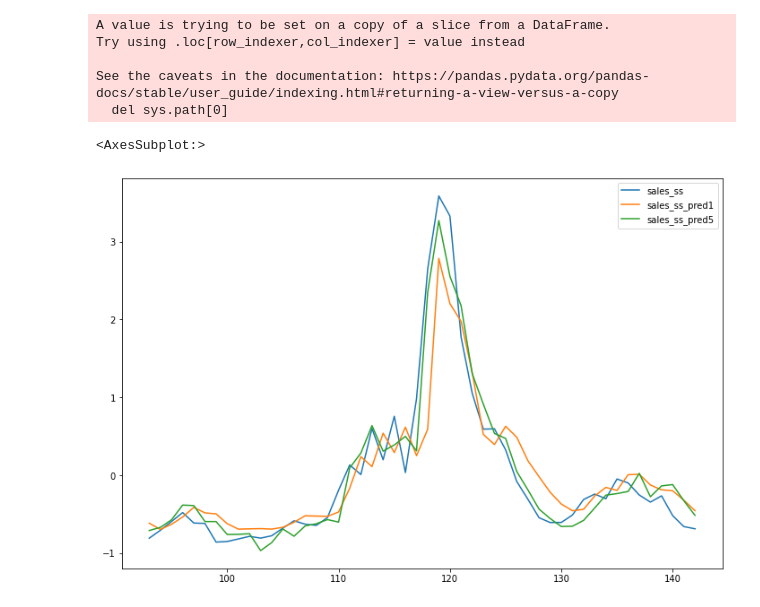
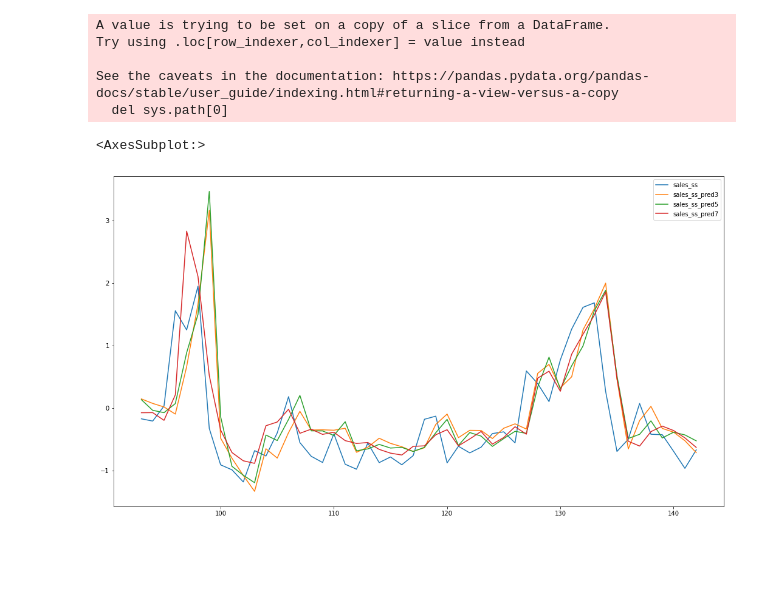
Before and after one commit to alamhanz/walmartsales, a Jupyter notebook: notebooks/iteration_3/3-eval_visual.ipynb, the cells around one changed output. Saved outputs shown, nothing was run; the diff lists cells and outputs as text; code cells hidden in the pictures; blank space fills up the shorter version.

```diff
--- a/notebooks/iteration_3/3-eval_visual.ipynb
+++ b/notebooks/iteration_3/3-eval_visual.ipynb
@@ -134,3 +139,9 @@ model5.compile(loss='mean_squared_error', optimizer=opt, metrics=[
+# %%
+model7 = load_model(PATH_MODEL + 'ws_data_model7_iter3.h5',compile=False)
+model7.compile(loss='mean_squared_error', optimizer=opt, metrics=[
+        tf.keras.metrics.RootMeanSquaredError(name='the_rmse'),
+        tf.keras.metrics.MeanAbsolutePercentageError(name='the_mape'),
+    ])
 # %% [markdown]
 ## Get Predict and Visual
 # %%
@@ -144,6 +155,9 @@ df_all.sample(5)['ids']
 Name: ids, dtype: object
 # %%
-p_id = '15:56'
+# p_id = '19:42'
+# p_id = '31:99'
+# p_id = '19:30'
+p_id = '11:31'
 col_use = ['Date','sales','sales_ss']
 df_p = df_all[df_all.ids == p_id]
 
@@ -167,24 +183,31 @@ y_pred = model2.predict(x2)
 df_p2['sales_ss_pred2'] = y_pred
 y_pred = model3.predict(x3)
 df_p3['sales_ss_pred3'] = y_pred
-y_pred = model4.predict(x4)
-df_p4['sales_ss_pred4'] = y_pred
-y_pred = model5.predict(x5)
-df_p5['sales_ss_pred5'] = y_pred
+y_pred = model4.predict(x2)
+df_p2['sales_ss_pred4'] = y_pred
+y_pred = model5.predict(x3)
+df_p3['sales_ss_pred5'] = y_pred
+y_pred = model6.predict(x4)
+df_p4['sales_ss_pred6'] = y_pred
+y_pred = model7.predict(x5)
+df_p5['sales_ss_pred7'] = y_pred
 # %%
 df_p1['sales_ss_pred2'] = df_p2['sales_ss_pred2']
 df_p1['sales_ss_pred3'] = df_p3['sales_ss_pred3']
-df_p1['sales_ss_pred4'] = df_p4['sales_ss_pred4']
-df_p1['sales_ss_pred5'] = df_p5['sales_ss_pred5']
+df_p1['sales_ss_pred4'] = df_p2['sales_ss_pred4']
+df_p1['sales_ss_pred5'] = df_p3['sales_ss_pred5']
+df_p1['sales_ss_pred6'] = df_p4['sales_ss_pred6']
+df_p1['sales_ss_pred7'] = df_p5['sales_ss_pred7']
 # %%
 df_p1[['sales_ss',
-       'sales_ss_pred1',
+       # 'sales_ss_pred1',
        # 'sales_ss_pred2',
-       # 'sales_ss_pred3',
+       'sales_ss_pred3',
        # 'sales_ss_pred4',
-       'sales_ss_pred5'
-      ]][-50:].plot(figsize=(12,8)
-                                                     )
+       'sales_ss_pred5',
+       # 'sales_ss_pred6',
+       'sales_ss_pred7']][-50:].plot(
+              figsize=(18,10))
 # %% [output]
 <AxesSubplot:>
-[figure, old version]
+[figure, new version]
```
Also changed, not shown: parts of 11 cells of this notebook, 26 other files.
